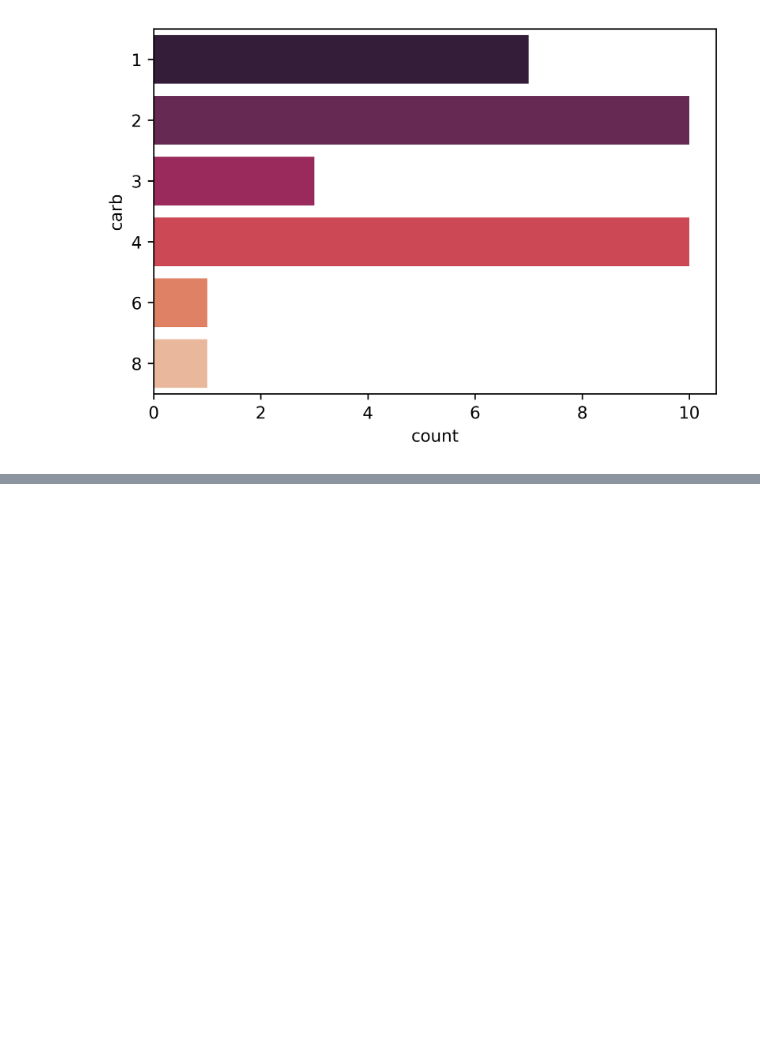
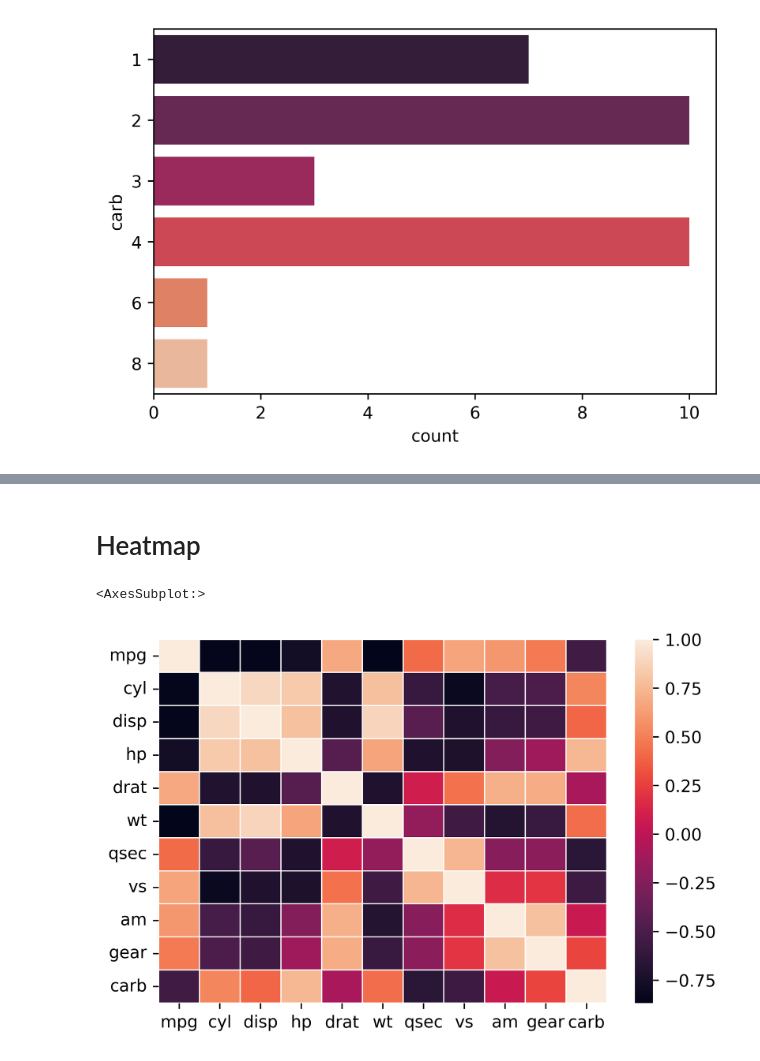
Before and after one commit to Code-with-jaycee/Python-data-visualization-Seaborn, a Jupyter notebook: main.ipynb, the cells around one changed output, grey strips where cells are left out. Drawn from its saved outputs; the diff is of its cells as text; code cells hidden in the pictures; blank space fills up the shorter version.

```diff
--- a/main.ipynb
+++ b/main.ipynb
@@ -85,0 +100,10 @@ sns.countplot(y="carb", data=mtcars, palette="rocket")
+# %% [markdown]
+# Heatmap
+# %%
+# corr shows correlation of the data
+# cbar draws the color bar
+fig = plt.figure(dpi=600)
+sns.heatmap(mtcars.corr(), cbar=True, linewidths=0.5)
+# %% [output]
+<AxesSubplot:>
+[figure, added]
```
Also changed, not shown: parts of 3 cells of this notebook, 3 other files.
